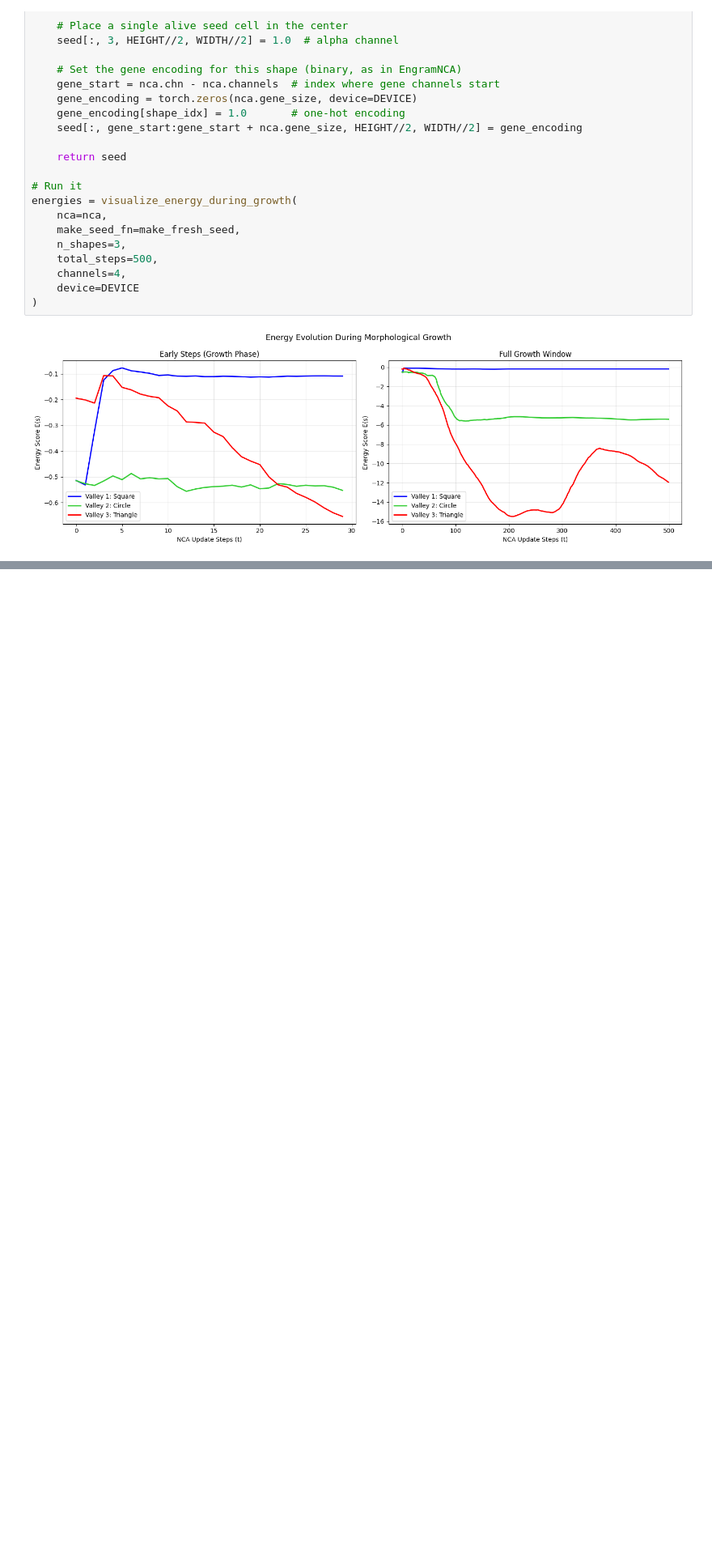
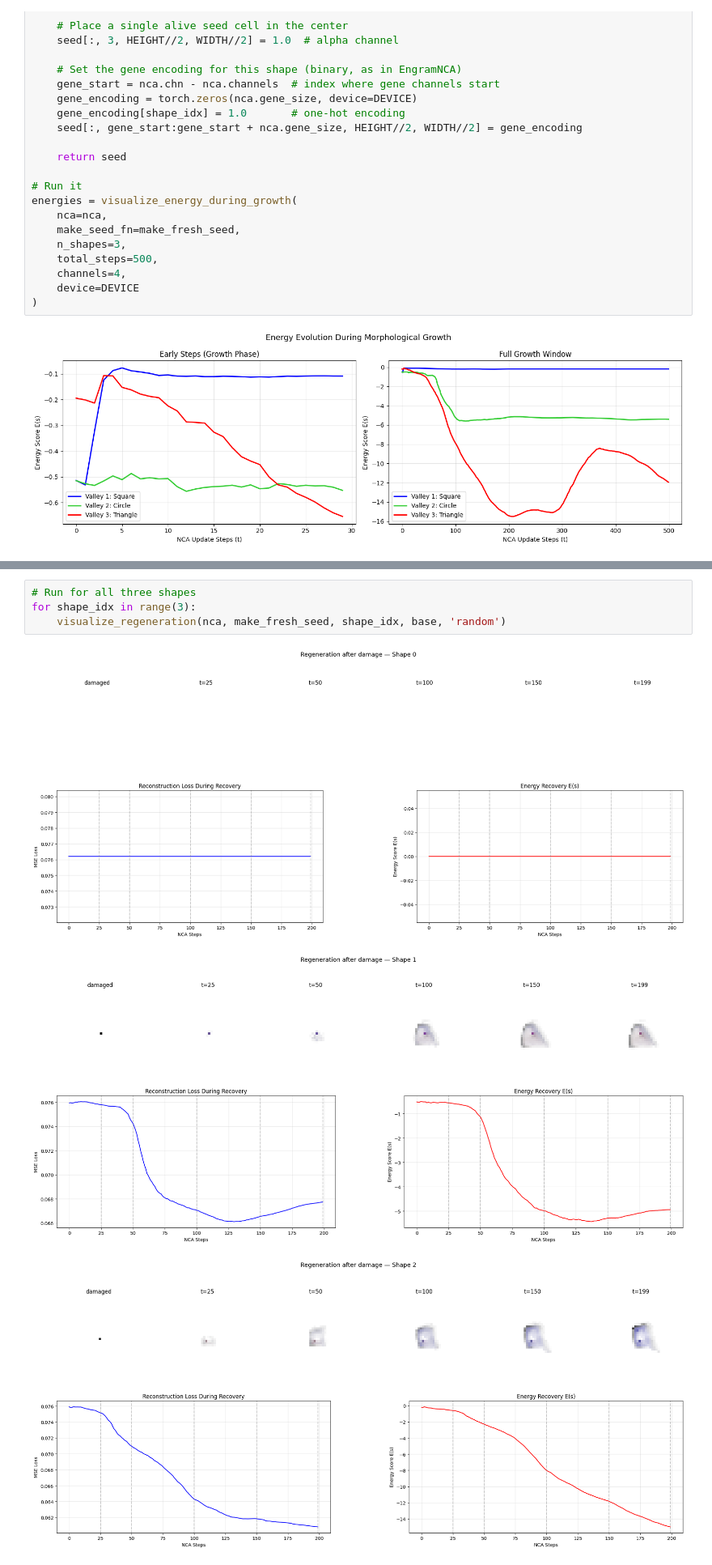
Before and after one commit to lshofsl/Advanced-topics-in-PoD-project-, a Jupyter notebook: EBM_NCA.ipynb, the cells around one changed output, grey strips where cells are left out. Shown at 81% size. Saved outputs shown, nothing was run; the diff lists cells and outputs as text; blank space fills up the shorter version.

```diff
--- a/EBM_NCA.ipynb
+++ b/EBM_NCA.ipynb
@@ -391 +535,9 @@ energies = visualize_energy_during_growth(
+# %%
+# Run for all three shapes
+for shape_idx in range(3):
+    visualize_regeneration(nca, make_fresh_seed, shape_idx, base, 'random')
+# %% [output]
+[figure, added]
+[figure, added]
+[figure, added]
 # %%
```
Also changed, not shown: parts of 6 cells of this notebook.
